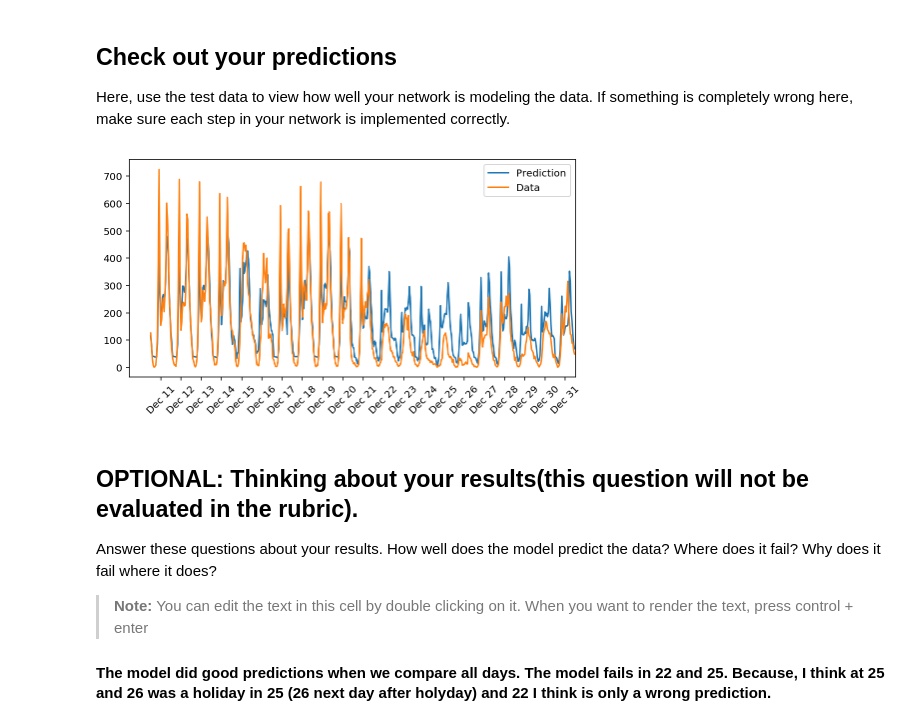
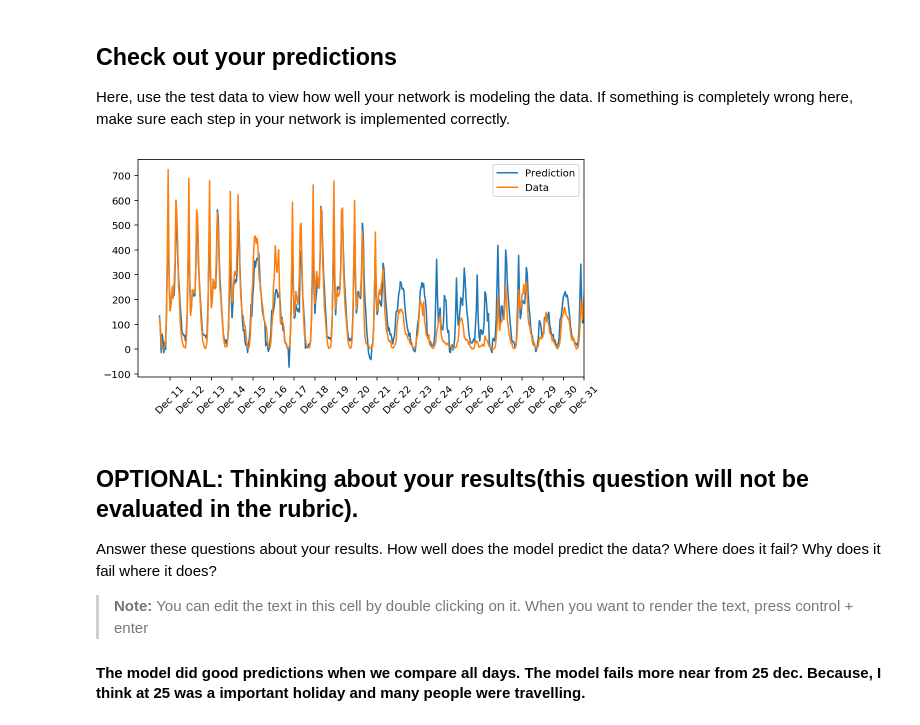
Before and after one commit to renancuoghi/bike-sharing, a Jupyter notebook: Your_first_neural_network.ipynb, the cells around one changed output. Saved outputs shown, nothing was run; the diff lists cells and outputs as text; code cells hidden in the pictures.

```diff
--- a/Your_first_neural_network.ipynb
+++ b/Your_first_neural_network.ipynb
@@ -285,22 +326,24 @@ _ = plt.ylim()
 ## Check out your predictions
 
 Here, use the test data to view how well your network is modeling the data. If something is completely wrong here, make sure each step in your network is implemented correctly.
+# %%
+network = best_network
 # %%
 fig, ax = plt.subplots(figsize=(8,4))
 
 mean, std = scaled_features['cnt']
 predictions = network.run(test_features).T*std + mean
-ax.plot(predictions, label='Prediction')
+ax.plot(predictions[0], label='Prediction')
 ax.plot((test_targets['cnt']*std + mean).values, label='Data')
 ax.set_xlim(right=len(predictions))
 ax.legend()
 
 dates = pd.to_datetime(rides.iloc[test_data.index]['dteday'])
 dates = dates.apply(lambda d: d.strftime('%b %d'))
 ax.set_xticks(np.arange(len(dates))[12::24])
 _ = ax.set_xticklabels(dates[12::24], rotation=45)
 # %% [output]
-[figure, old version]
+[figure, new version]
 # %% [markdown]
 ## OPTIONAL: Thinking about your results(this question will not be evaluated in the rubric).
 
@@ -308,4 +351,4 @@ Answer these questions about your results. How well does the model predict the d
 
 > **Note:** You can edit the text in this cell by double clicking on it. When you want to render the text, press control + enter
 
-#### The model did good predictions when we compare all days. The model fails in 22 and 25. Because, I think at 25 and 26 was a holiday in 25 (26 next day after holyday) and 22 I think is only a wrong prediction.
+#### The model did good predictions when we compare all days. The model fails more near from 25 dec. Because, I think at 25  was a important holiday and many people were travelling.
```
Also changed, not shown: parts of 3 cells of this notebook, 2 other files.
